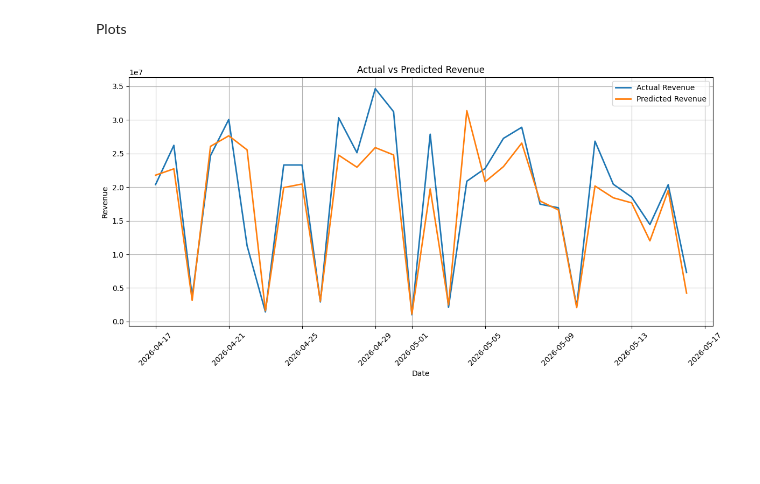
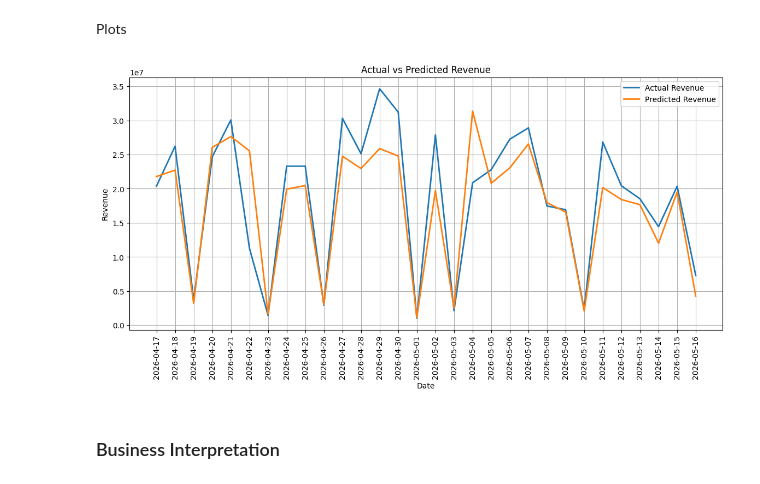
Before and after one commit to anandvenugopal-tech/PlantNxt-DataScientist-assignment, a Jupyter notebook: notebooks/03_forecasting.ipynb, the cells around one changed output. Saved outputs shown, nothing was run; the diff lists cells and outputs as text; code cells hidden in the pictures; blank space fills up the shorter version.

```diff
--- a/notebooks/03_forecasting.ipynb
+++ b/notebooks/03_forecasting.ipynb
@@ -159,15 +159,17 @@ Plots
 # %%
 plt.figure(figsize = (14, 6))
 
 plt.plot(y_test.index, y_test.values, label = 'Actual Revenue', linewidth = 2)
 plt.plot( y_test.index, pred, label = 'Predicted Revenue', linewidth = 2)
 
 plt.title('Actual vs Predicted Revenue')
 plt.xlabel('Date')
 plt.ylabel('Revenue')
-plt.xticks(rotation = 45)
+plt.xticks(X_test.index,rotation = 90)
 plt.legend()
 plt.grid(True)
 plt.show()
 # %% [output]
-[figure, old version]
+[figure, new version]
+# %% [markdown]
+### Business Interpretation
```
Also changed, not shown: parts of 1 cell of this notebook.
